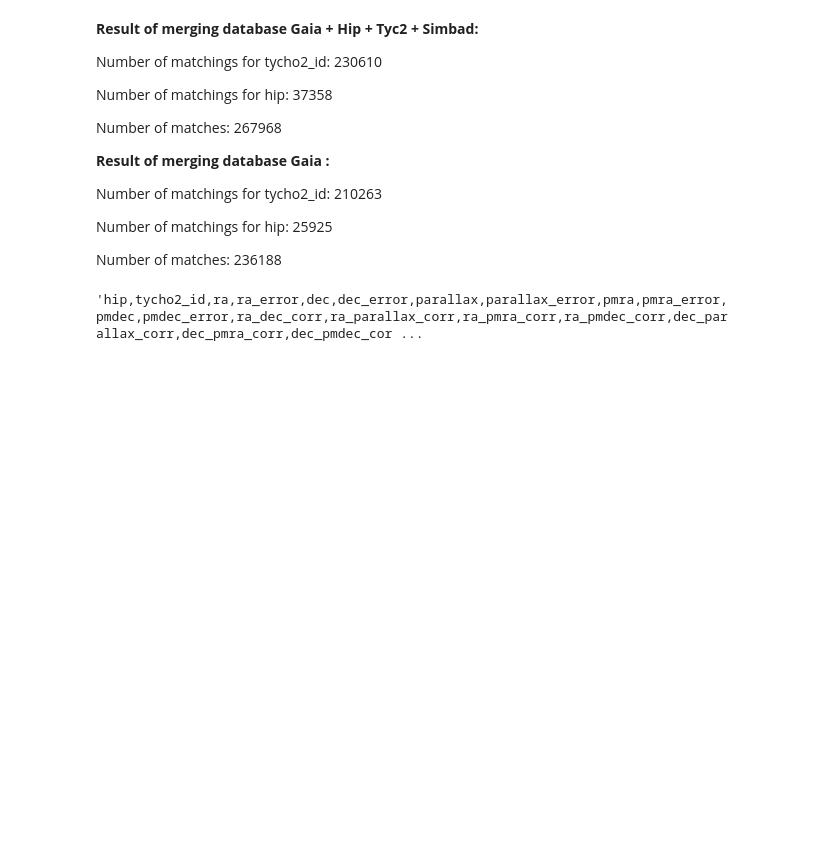
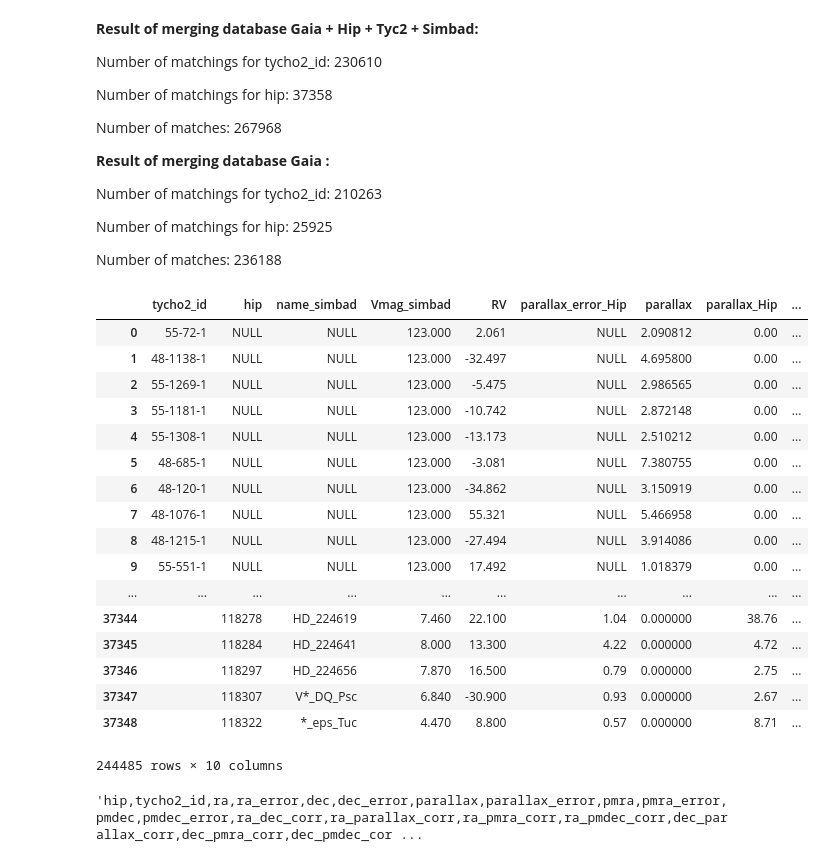
Before and after one commit to seap-udea/iWander, a Jupyter notebook: db/build.ipynb, the cells around one changed output. Cells and saved outputs as stored; diff of their text form; code cells hidden in the pictures; blank space fills up the shorter version.

```diff
--- a/db/build.ipynb
+++ b/db/build.ipynb
@@ -996,6 +1029,27 @@ Number of matchings for tycho2_id: 210263
 Number of matchings for hip: 25925
 
 Number of matches: 236188
+# %%
+rvgaia[['tycho2_id','hip','name_simbad','Vmag_simbad','RV','parallax_error_Hip']+pcols]
+# %% [output]
+|  | tycho2_id | hip | name_simbad | Vmag_simbad | RV | parallax_error_Hip | parallax | parallax_Hip | ... |
+| 0 | 55-72-1 | NULL | NULL | 123.000 | 2.061 | NULL | 2.090812 | 0.00 | ... |
+| 1 | 48-1138-1 | NULL | NULL | 123.000 | -32.497 | NULL | 4.695800 | 0.00 | ... |
+| 2 | 55-1269-1 | NULL | NULL | 123.000 | -5.475 | NULL | 2.986565 | 0.00 | ... |
+| 3 | 55-1181-1 | NULL | NULL | 123.000 | -10.742 | NULL | 2.872148 | 0.00 | ... |
+| 4 | 55-1308-1 | NULL | NULL | 123.000 | -13.173 | NULL | 2.510212 | 0.00 | ... |
+| 5 | 48-685-1 | NULL | NULL | 123.000 | -3.081 | NULL | 7.380755 | 0.00 | ... |
+| 6 | 48-120-1 | NULL | NULL | 123.000 | -34.862 | NULL | 3.150919 | 0.00 | ... |
+| 7 | 48-1076-1 | NULL | NULL | 123.000 | 55.321 | NULL | 5.466958 | 0.00 | ... |
+| 8 | 48-1215-1 | NULL | NULL | 123.000 | -27.494 | NULL | 3.914086 | 0.00 | ... |
+| 9 | 55-551-1 | NULL | NULL | 123.000 | 17.492 | NULL | 1.018379 | 0.00 | ... |
+| ... | ... | ... | ... | ... | ... | ... | ... | ... | ... |
+| 37344 |  | 118278 | HD_224619 | 7.460 | 22.100 | 1.04 | 0.000000 | 38.76 | ... |
+| 37345 |  | 118284 | HD_224641 | 8.000 | 13.300 | 4.22 | 0.000000 | 4.72 | ... |
+| 37346 |  | 118297 | HD_224656 | 7.870 | 16.500 | 0.79 | 0.000000 | 2.75 | ... |
+| 37347 |  | 118307 | V*_DQ_Psc | 6.840 | -30.900 | 0.93 | 0.000000 | 2.67 | ... |
+| 37348 |  | 118322 | *_eps_Tuc | 4.470 | 8.800 | 0.57 | 0.000000 | 8.71 | ... |
+244485 rows × 10 columns
 # %%
 if 1:
     #db.to_csv(TGAS_DIR+"AstroComp.csv",index=False)
```
Also changed, not shown: parts of 7 cells of this notebook, 37 other files.
